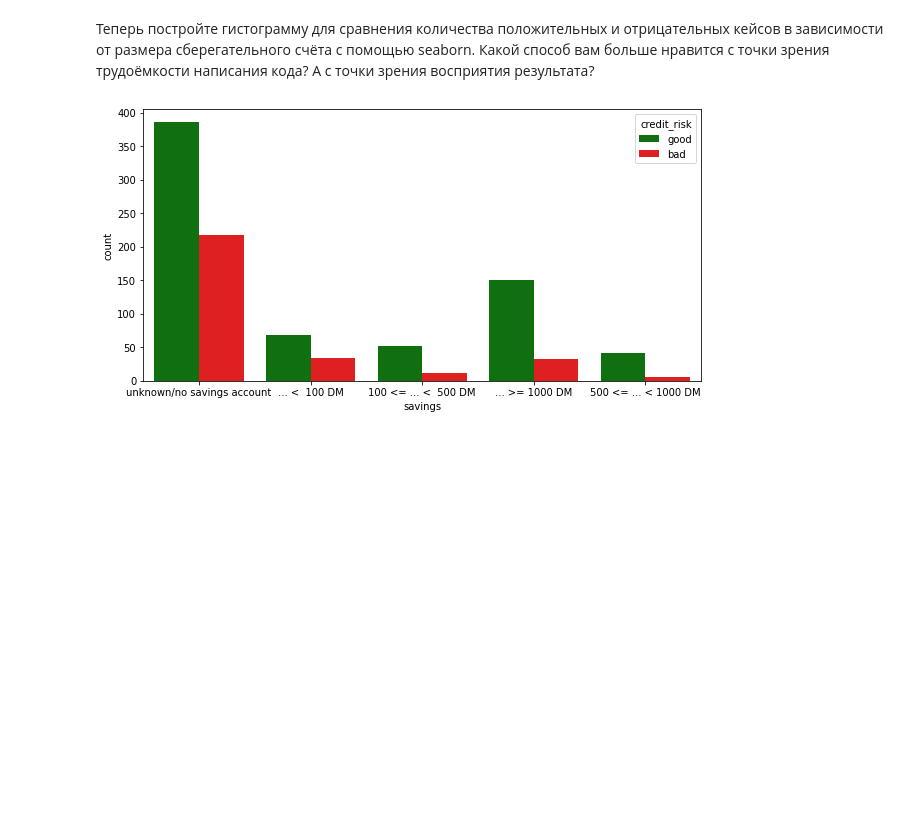
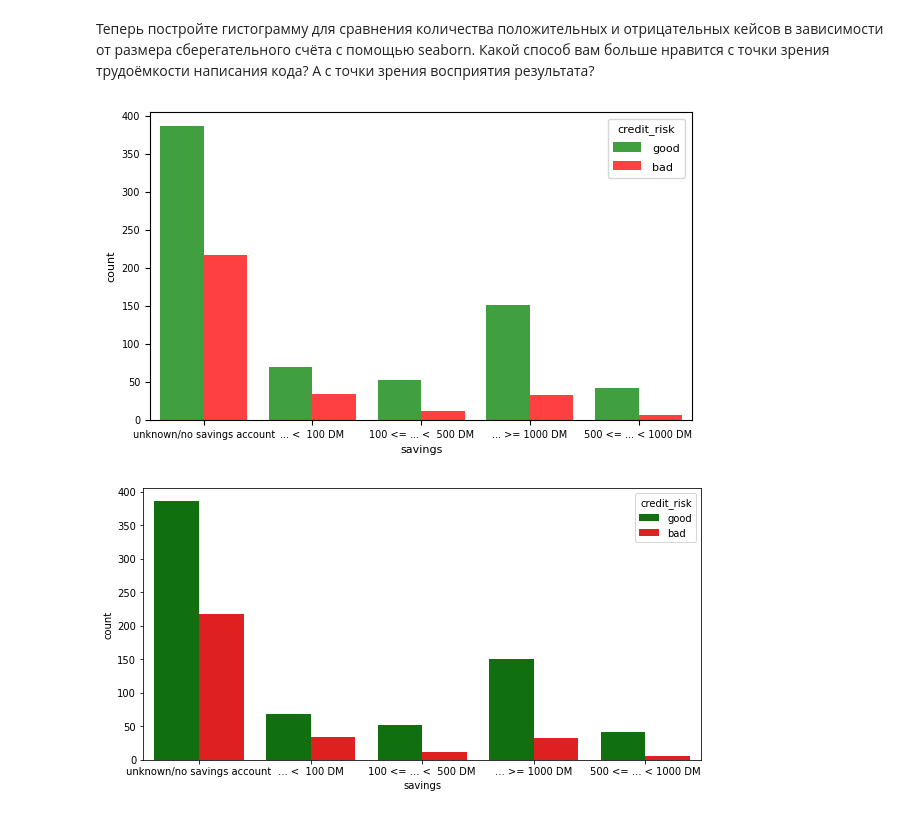
Before and after one commit to asemenyk24/homework_4, a Jupyter notebook: Семенюк_А_А_Визуализации_в_Python_.ipynb, the cells around one changed output. Saved outputs shown, nothing was run; the diff lists cells and outputs as text; code cells hidden in the pictures; blank space fills up the shorter version.

```diff
--- a/Семенюк_А_А__Визуализации_в_Python_.ipynb
+++ b/Семенюк_А_А_Визуализации_в_Python_.ipynb
@@ -71,3 +108,37 @@ import seaborn as sns
+# %%
+# ваш код здесь
+
+plt.figure(figsize=(7,4))
+# Куча параметров, но хоть кода не так много, как с pyplot
+ax = sns.histplot(
+    data=df,
+    x='savings',
+    hue='credit_risk',
+    multiple='dodge',
+    shrink=0.8,
+    edgecolor=None,
+    palette={'good': '#008000', 'bad': '#FF0000'},
+)
+# Выше в palette задаю цвет, пробовал палитры, hex, все бестолку. Оставьте коммент, почему цвет другой пжлст
+
+plt.xticks(fontsize=7)
+plt.yticks(fontsize=7)
+plt.xlabel('savings', fontsize=8)
+plt.ylabel('count', fontsize=8)
+
+# Хитрушка, чтоб достать текст из легенды
+plt.setp(ax.get_legend().get_texts(), fontsize='8')
+plt.setp(ax.get_legend().get_title(), fontsize='8')
+
+plt.margins(x=0.02) # Срубаю отступы, чтоб было как на примере
+plt.show()
+
+"""
+Выводы: восприятие - субъективно, однако мне визуально приятнее вариант выше с pyplot,
+написание кода с pyplot ужасно, если б можно было материться...
+"""
+# %% [output]
+[figure, added]
 # %%
 # то что должно получиться
 # %% [output]
```
Also changed, not shown: parts of 5 cells of this notebook.
